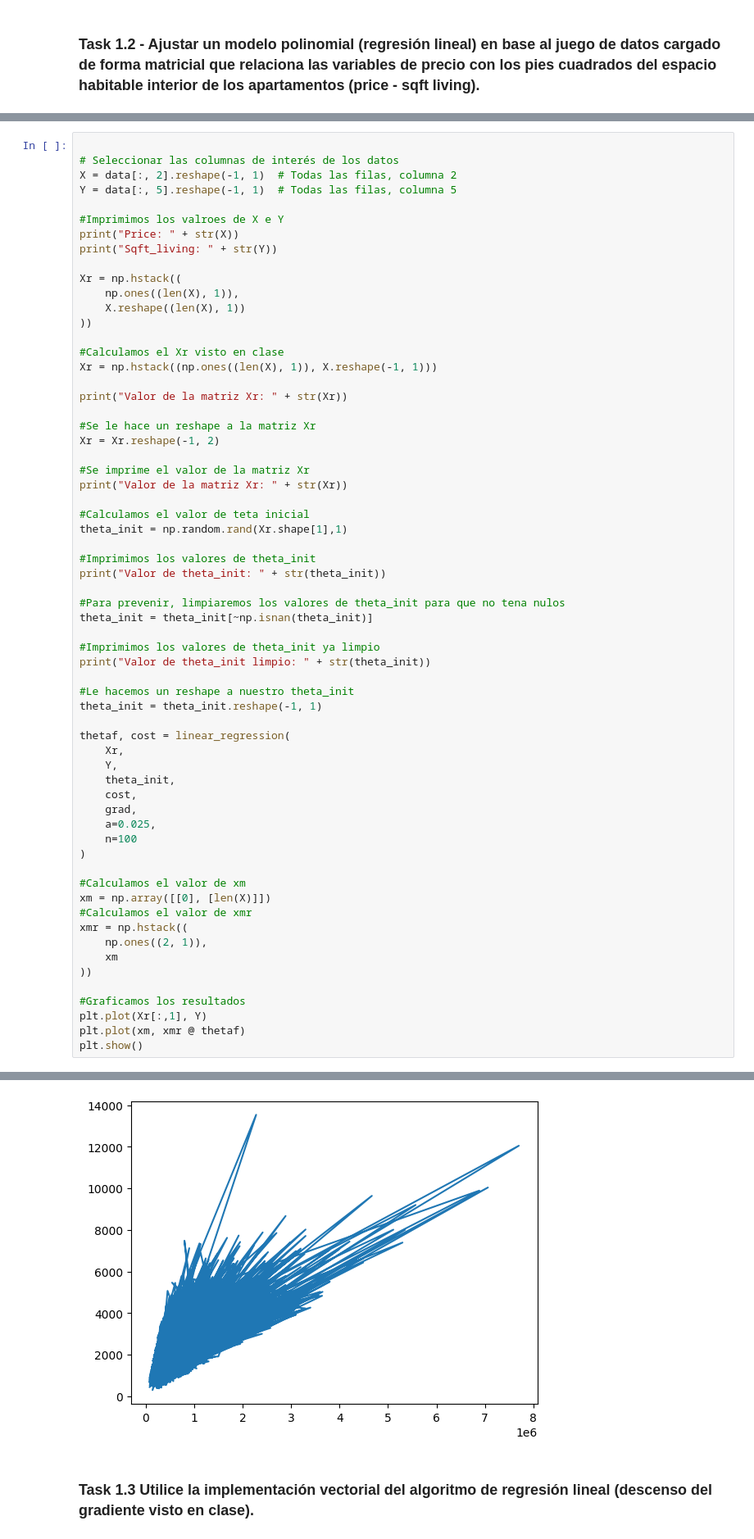
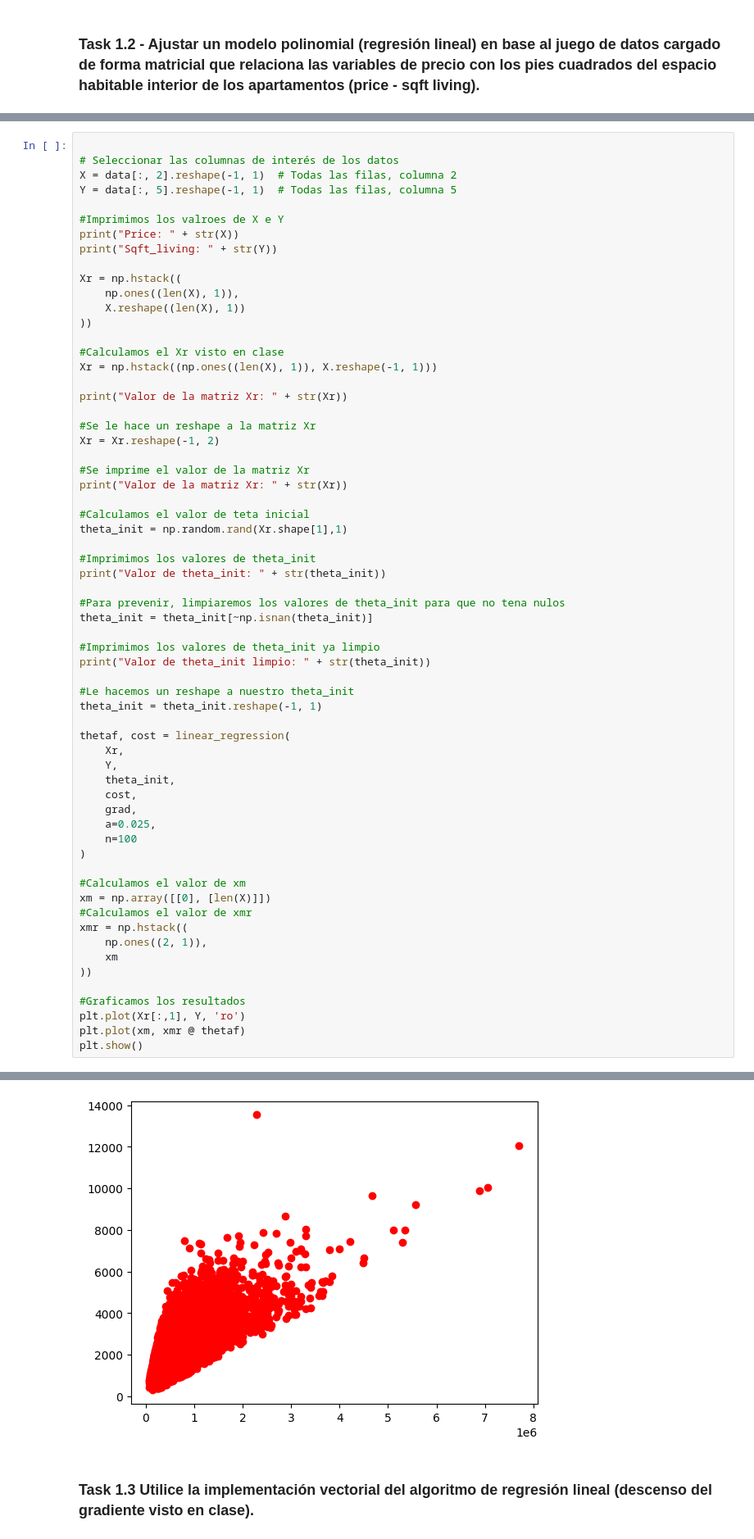
Before and after one commit to bar20807/Laboratorio3IA, a Jupyter notebook: lab3.ipynb, the cells around one changed output, grey strips where cells are left out. Shown at 82% size. Saved outputs shown, nothing was run; the diff lists cells and outputs as text.

```diff
--- a/lab3.ipynb
+++ b/lab3.ipynb
@@ -131,7 +166,7 @@ xmr = np.hstack((
 ))
 
 #Graficamos los resultados
-plt.plot(Xr[:,1], Y)
+plt.plot(Xr[:,1], Y, 'ro')
 plt.plot(xm, xmr @ thetaf)
 plt.show()
 # %% [output]
@@ -155,3 +190,3 @@ Valor de theta_init limpio: [0.2083535  0.68797019]
-[figure, old version]
+[figure, new version]
 # %% [markdown]
 ### Task 1.3 Utilice la implementación vectorial del algoritmo de regresión lineal (descenso del gradiente visto en clase).
```
Also changed, not shown: parts of 4 cells of this notebook.
